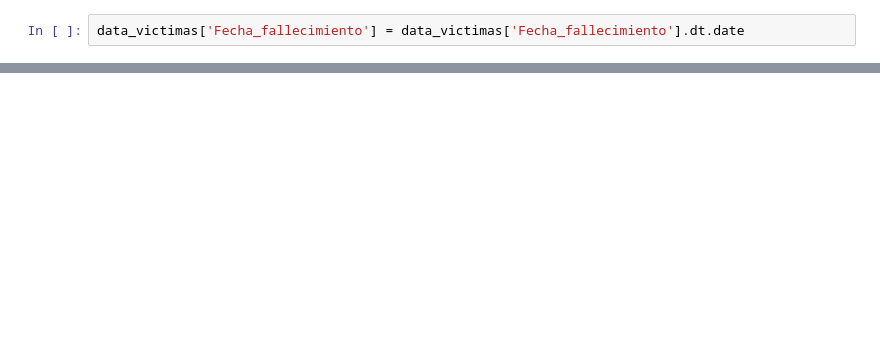
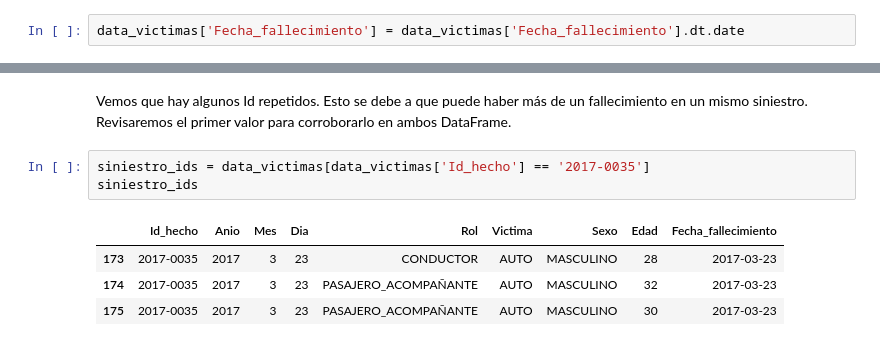
Before and after one commit to MaximilianoTauil/PI_Siniestros, a Jupyter notebook: ETL.ipynb, the cells around one changed output, grey strips where cells are left out. Drawn from its saved outputs; the diff is of its cells as text; blank space fills up the shorter version.

```diff
--- a/ETL.ipynb
+++ b/ETL.ipynb
@@ -801,0 +824,10 @@ data_victimas['Fecha_fallecimiento'] = data_victimas['Fecha_fallecimiento'].dt.d
+# %% [markdown]
+Vemos que hay algunos Id repetidos. Esto se debe a que puede haber más de un fallecimiento en un mismo siniestro. Revisaremos el primer valor para corroborarlo en ambos DataFrame.
+# %%
+siniestro_ids = data_victimas[data_victimas['Id_hecho'] == '2017-0035']
+siniestro_ids
+# %% [output]
+|  | Id_hecho | Anio | Mes | Dia | Rol | Victima | Sexo | Edad | Fecha_fallecimiento |
+| 173 | 2017-0035 | 2017 | 3 | 23 | CONDUCTOR | AUTO | MASCULINO | 28 | 2017-03-23 |
+| 174 | 2017-0035 | 2017 | 3 | 23 | PASAJERO_ACOMPAÑANTE | AUTO | MASCULINO | 32 | 2017-03-23 |
+| 175 | 2017-0035 | 2017 | 3 | 23 | PASAJERO_ACOMPAÑANTE | AUTO | MASCULINO | 30 | 2017-03-23 |
```
Also changed, not shown: parts of 44 cells of this notebook, 1 other file.
